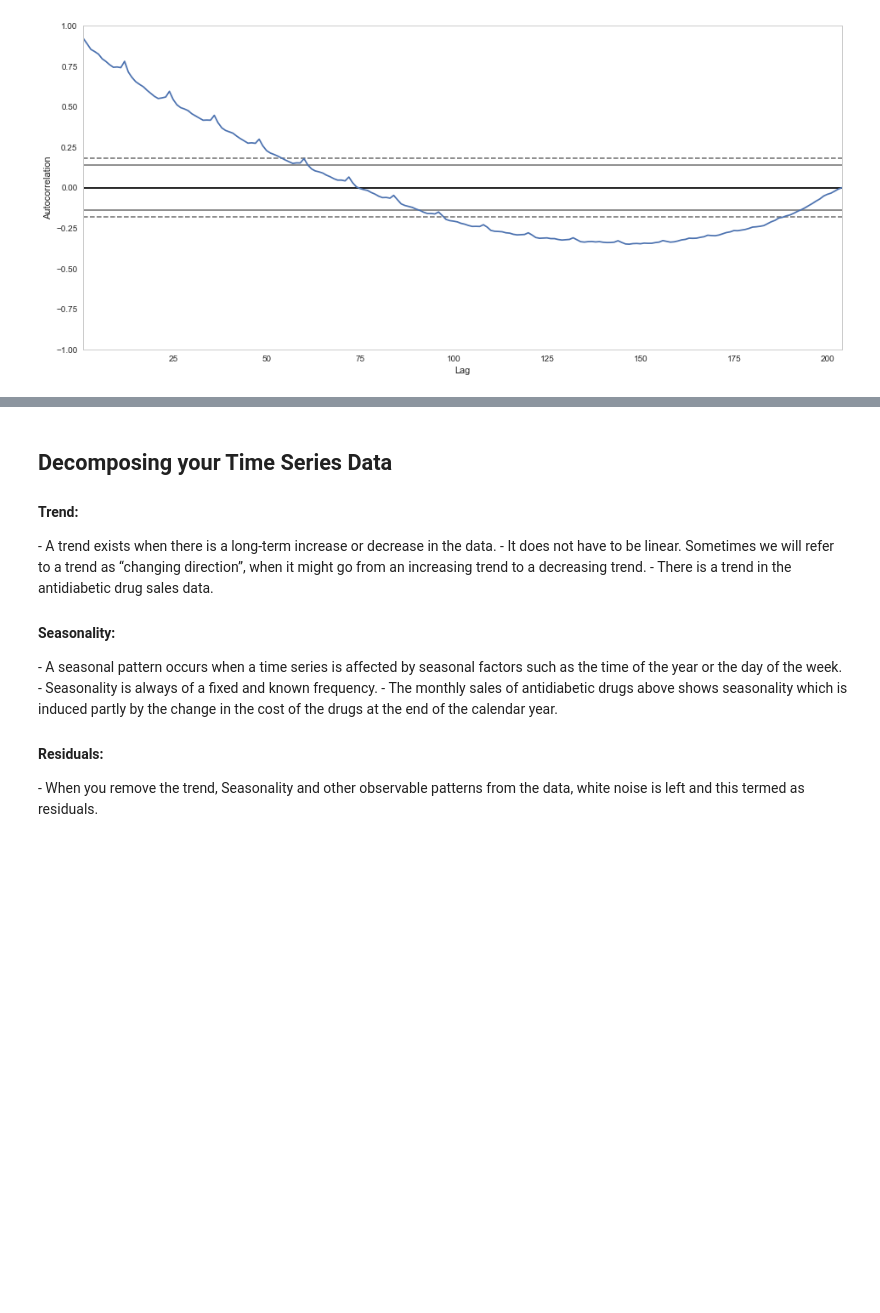
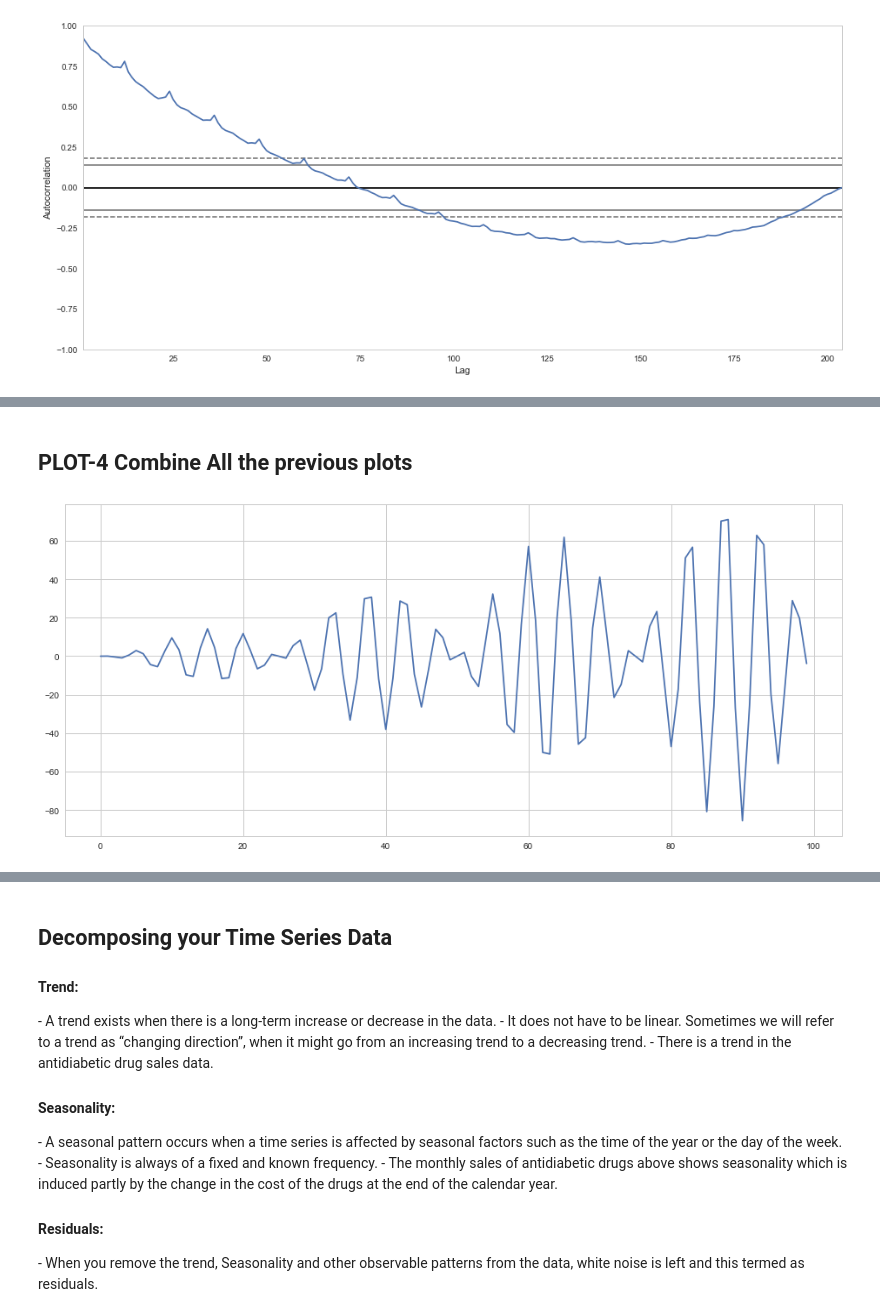
Before and after one commit to prakashjayy/Time_Series_Course, a Jupyter notebook: Session-1.ipynb, the cells around one changed output, grey strips where cells are left out. Saved outputs shown, nothing was run; the diff lists cells and outputs as text; code cells hidden in the pictures; blank space fills up the shorter version.

```diff
--- a/Session-1.ipynb
+++ b/Session-1.ipynb
@@ -273,0 +389,10 @@ autocorrelation_plot(ts["y"])
+# %% [markdown]
+## PLOT-4 Combine All the previous plots
+# %%
+x = np.arange(sample)
+y4 = y1*y2*y3
+plt.figure(figsize=(16, 7))
+plt.plot(x, y4)
+plt.show()
+# %% [output]
+[figure, added]
```
Also changed, not shown: parts of 19 cells of this notebook, 1 other file.
